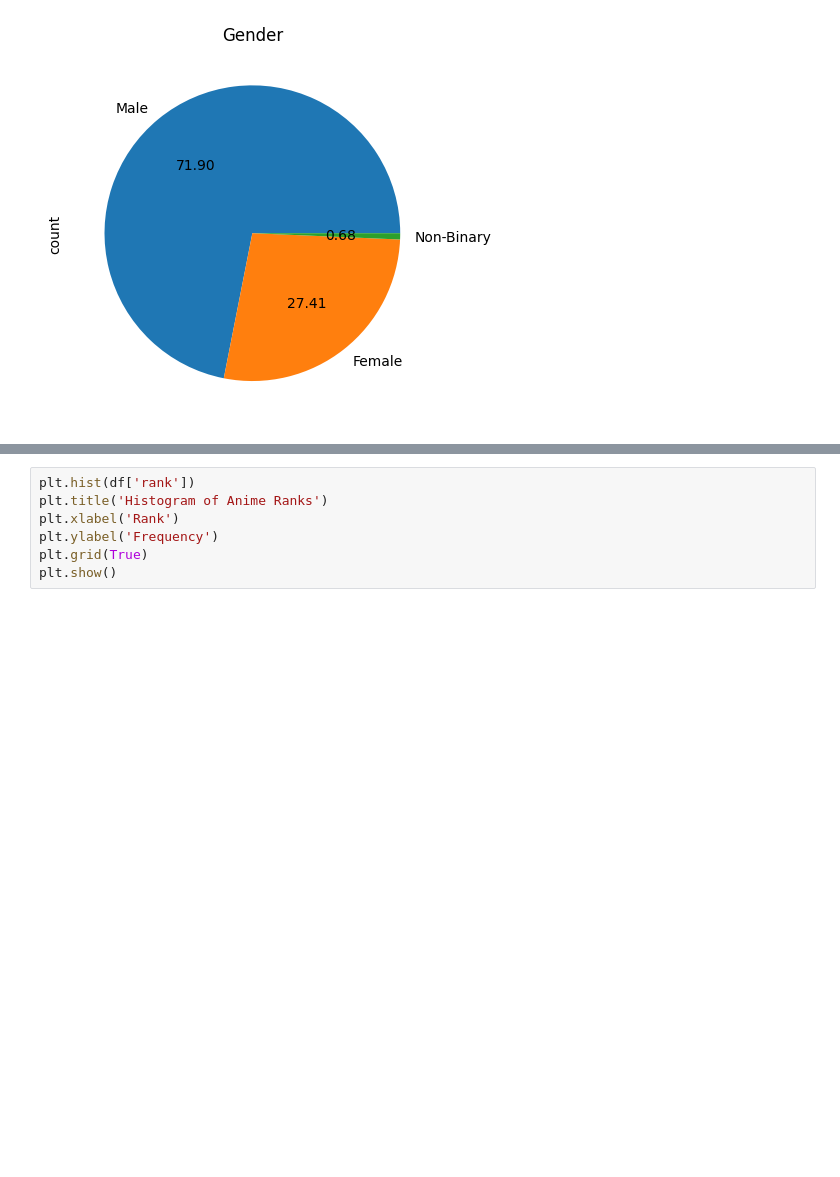
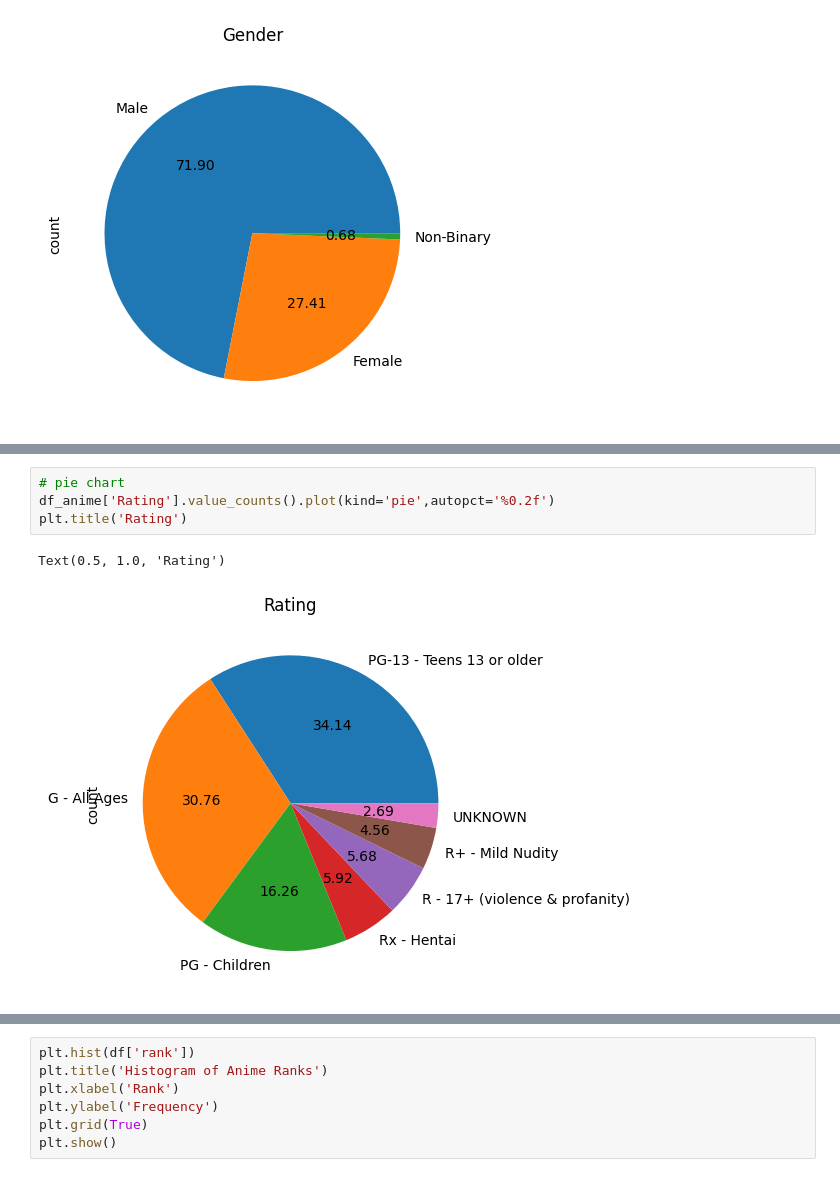
Before and after one commit to rijan914/AI-LAB, a Jupyter notebook: anime-eda.ipynb, the cells around one changed output, grey strips where cells are left out. Drawn from its saved outputs; the diff is of its cells as text; blank space fills up the shorter version.

```diff
--- a/anime-eda.ipynb
+++ b/anime-eda.ipynb
@@ -42,3 +72,10 @@ Text(0.5, 1.0, 'Gender')
+# %%
+# pie chart
+df_anime['Rating'].value_counts().plot(kind='pie',autopct='%0.2f')
+plt.title('Rating')
+# %% [output]
+Text(0.5, 1.0, 'Rating')
+[figure, added]
 # %%
 # Numberical Value
 # Histogram treat as categorical data distribution of data
```
Also changed, not shown: parts of 24 cells of this notebook.
